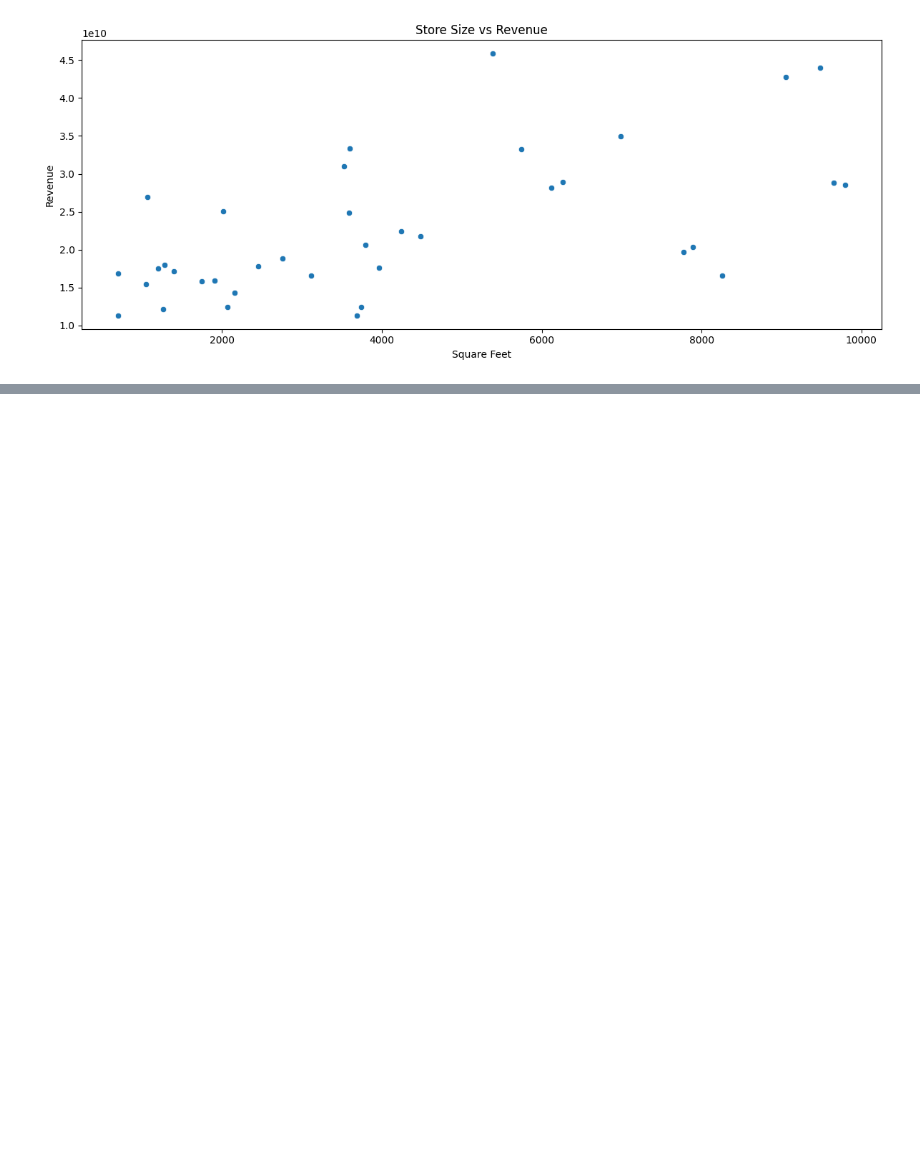
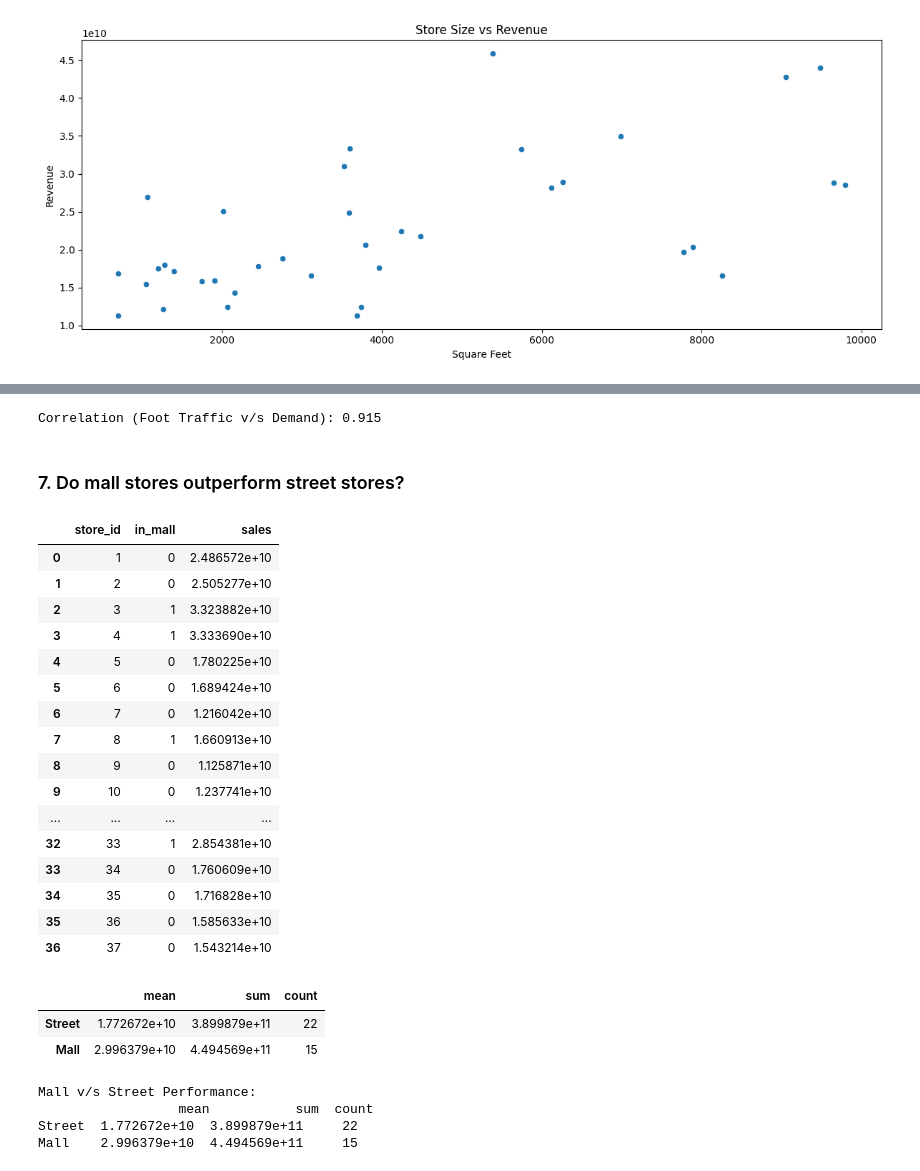
Before and after one commit to rejojose55625/demandEngine, a Jupyter notebook: notebooks/analysis.ipynb, the cells around one changed output, grey strips where cells are left out. Saved outputs shown, nothing was run; the diff lists cells and outputs as text; code cells hidden in the pictures; blank space fills up the shorter version.

```diff
--- a/notebooks/analysis.ipynb
+++ b/notebooks/analysis.ipynb
@@ -484,0 +632,43 @@ fig = plot_scatter_plot(
+# %%
+corr_traffic = traffic_demand[['foot_traffic_index', "demand"]].corr().iloc[0, 1]
+print(f"Correlation (Foot Traffic v/s Demand): {corr_traffic:.3f}")
+# %% [output]
+Correlation (Foot Traffic v/s Demand): 0.915
+# %% [markdown]
+### 7. Do mall stores outperform street stores?
+# %%
+mall_revenue = sales_df.groupby(['store_id', 'in_mall']).agg({
+    'sales': 'sum'
+}).reset_index(); mall_revenue
+# %% [output]
+|  | store_id | in_mall | sales |
+| 0 | 1 | 0 | 2.486572e+10 |
+| 1 | 2 | 0 | 2.505277e+10 |
+| 2 | 3 | 1 | 3.323882e+10 |
+| 3 | 4 | 1 | 3.333690e+10 |
+| 4 | 5 | 0 | 1.780225e+10 |
+| 5 | 6 | 0 | 1.689424e+10 |
+| 6 | 7 | 0 | 1.216042e+10 |
+| 7 | 8 | 1 | 1.660913e+10 |
+| 8 | 9 | 0 | 1.125871e+10 |
+| 9 | 10 | 0 | 1.237741e+10 |
+| ... | ... | ... | ... |
+| 32 | 33 | 1 | 2.854381e+10 |
+| 33 | 34 | 0 | 1.760609e+10 |
+| 34 | 35 | 0 | 1.716828e+10 |
+| 35 | 36 | 0 | 1.585633e+10 |
+| 36 | 37 | 0 | 1.543214e+10 |
+# %%
+mall_perf = mall_revenue.groupby('in_mall')['sales'].agg(['mean', 'sum', 'count'])
+mall_perf.index = ['Street', 'Mall']; mall_perf
+# %% [output]
+|  | mean | sum | count |
+| Street | 1.772672e+10 | 3.899879e+11 | 22 |
+| Mall | 2.996379e+10 | 4.494569e+11 | 15 |
+# %%
+print("Mall v/s Street Performance:\n ", mall_perf)
+# %% [output]
+Mall v/s Street Performance:
+                  mean           sum  count
+Street  1.772672e+10  3.899879e+11     22
+Mall    2.996379e+10  4.494569e+11     15
```
Also changed, not shown: parts of 27 cells of this notebook.
